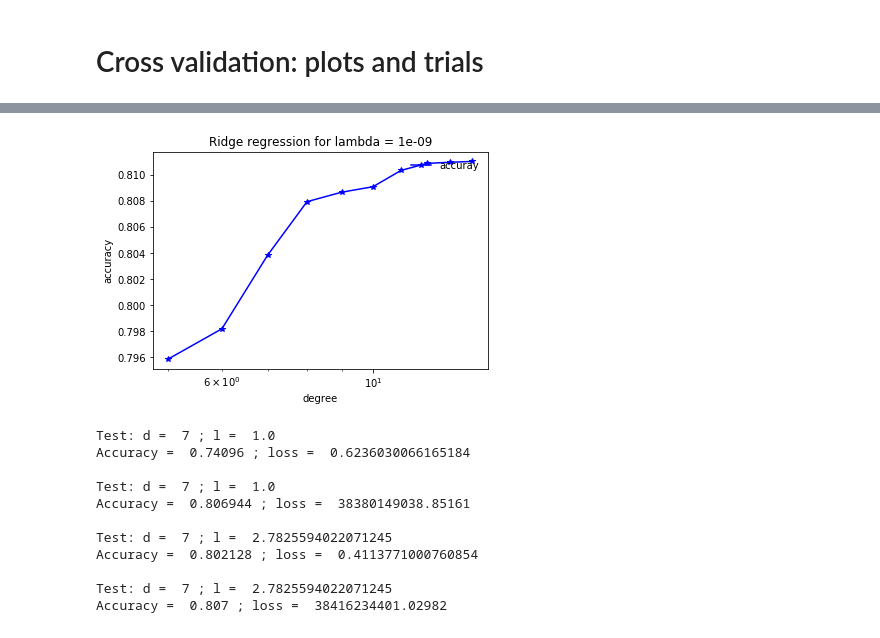
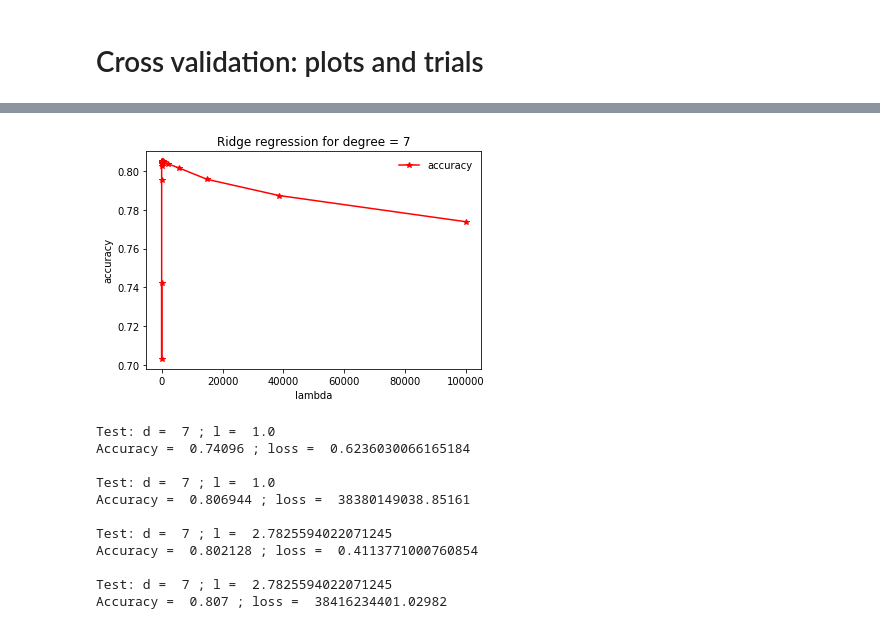
Before and after one commit to mikanikos/Higgs-Boson-Challenge, a Jupyter notebook: project.ipynb, the cells around one changed output, grey strips where cells are left out. Saved outputs shown, nothing was run; the diff lists cells and outputs as text; code cells hidden in the pictures.

```diff
--- a/project.ipynb
+++ b/project.ipynb
@@ -128,18 +159,18 @@ from plots import cross_validation_visualization
 
 def cross_validation_demo():
     seed = 10
-    degree = 5
+    degree = 7
     k_fold = 4
-    lambdas = np.logspace(-9, 4, 30)
-    degrees = range(5,15)
-    lambda_= 1e-09
+    lambdas = np.logspace(-6, 1, 12)
+    degrees = range(2,11)
+    #lambda_= 100
     # split data in k fold
     k_indices = build_k_indices(y_tr, k_fold, seed)
     # define lists to store the loss of training data and test data
     acc_te = []
     mse_te = []
     # cross validation
-    for degree in degrees:
+    for lambda_ in lambdas:
         acc_tmp = []
         mse_te_tmp = []
         for k in range(k_fold):
@@ -149,14 +180,16 @@ def cross_validation_demo():
         mse_te.append(np.mean(mse_te_tmp))
         acc_te.append(np.mean(acc_tmp))
 
-    plt.semilogx(degrees, acc_te, color='b', marker='*', label="accuray")
+
+    plt.plot(lambdas, acc_te, color='r', marker='*', label="accuracy")
     #plt.semilogx(lambdas, mse_te, color='r', marker='*', label="Test error")
-    plt.xlabel("degree")
+    #plt.ticklabel_format(style='plain')
+    plt.xlabel("lambda")
     plt.ylabel("accuracy")
-    plt.title("Ridge regression for lambda = " + str(lambda_))
+    plt.title("Ridge regression for degree = " + str(degree))
     leg = plt.legend(loc=1, shadow=True)
     leg.draw_frame(False)
-    plt.savefig("ridge_regression")
+    plt.savefig("ridge_regression2")
 
 cross_validation_demo()
 # %% [output]
@@ -180,4 +213,4 @@ Accuracy =  0.81344 ; loss =  412114.17833531974
-[figure, old version]
+[figure, new version]
 # %%
 def extended_cross_validation_demo():
     seed = 10
```
Also changed, not shown: parts of 2 cells of this notebook, 7 other files.
